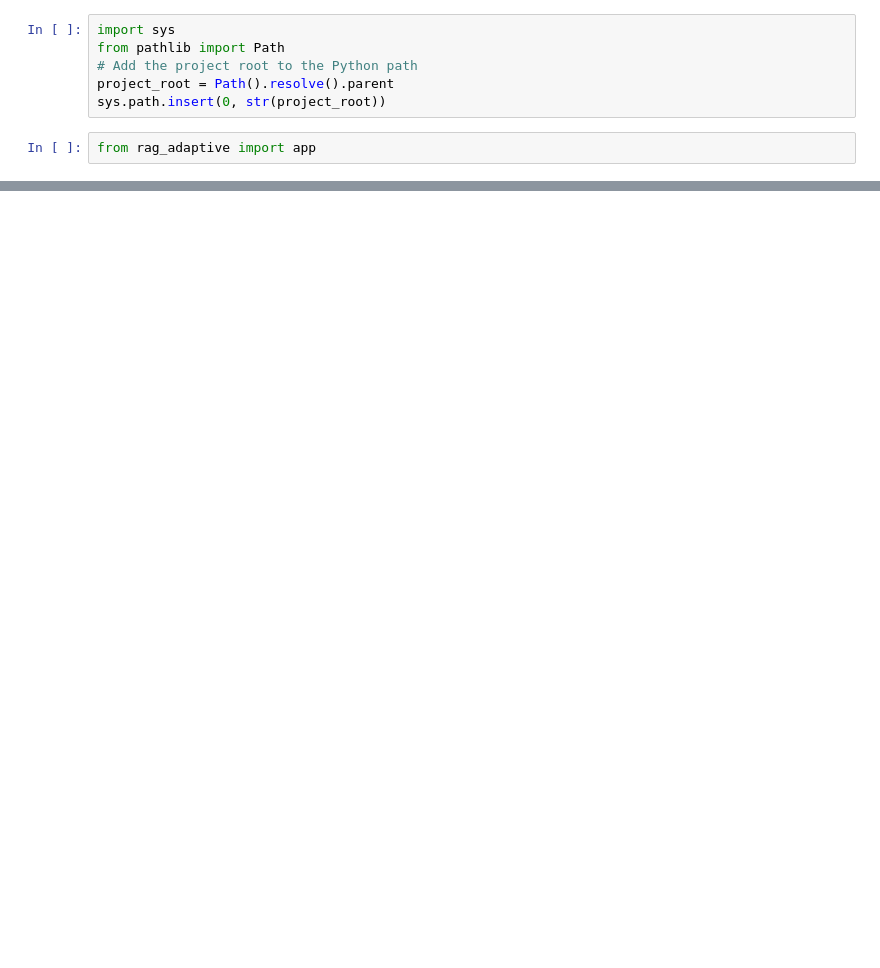
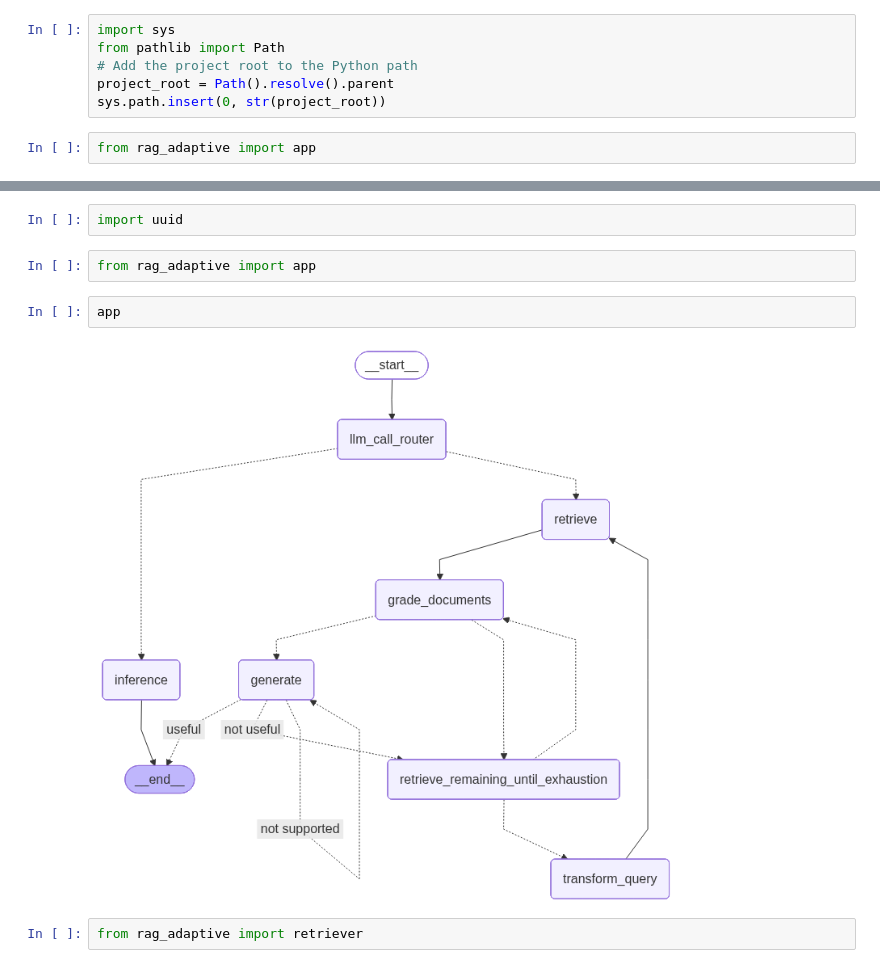
Before and after one commit to Jake-Song/RAG-end2end, a Jupyter notebook: rag_adaptive/rag_adaptive.ipynb, the cells around one changed output, grey strips where cells are left out. Drawn from its saved outputs; the diff is of its cells as text; blank space fills up the shorter version.

```diff
--- a/rag_adaptive/rag_adaptive.ipynb
+++ b/rag_adaptive/rag_adaptive.ipynb
@@ -79,0 +160,10 @@ df_incorrect
+# %%
+import uuid
+# %%
+from rag_adaptive import app
+# %%
+app
+# %% [output]
+[figure, added]
+# %%
+from rag_adaptive import retriever
```
Also changed, not shown: parts of 44 cells of this notebook, 1 other file.
